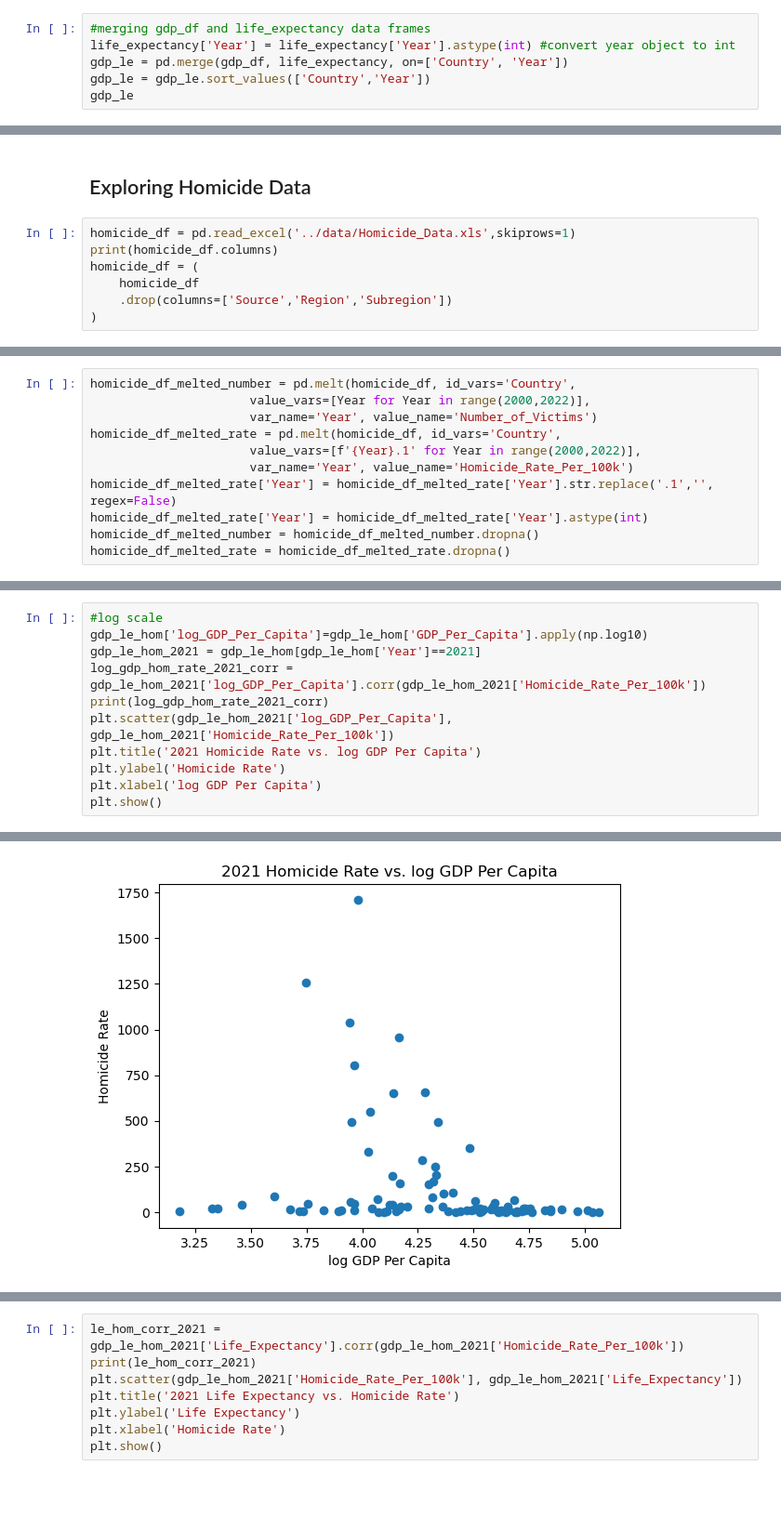
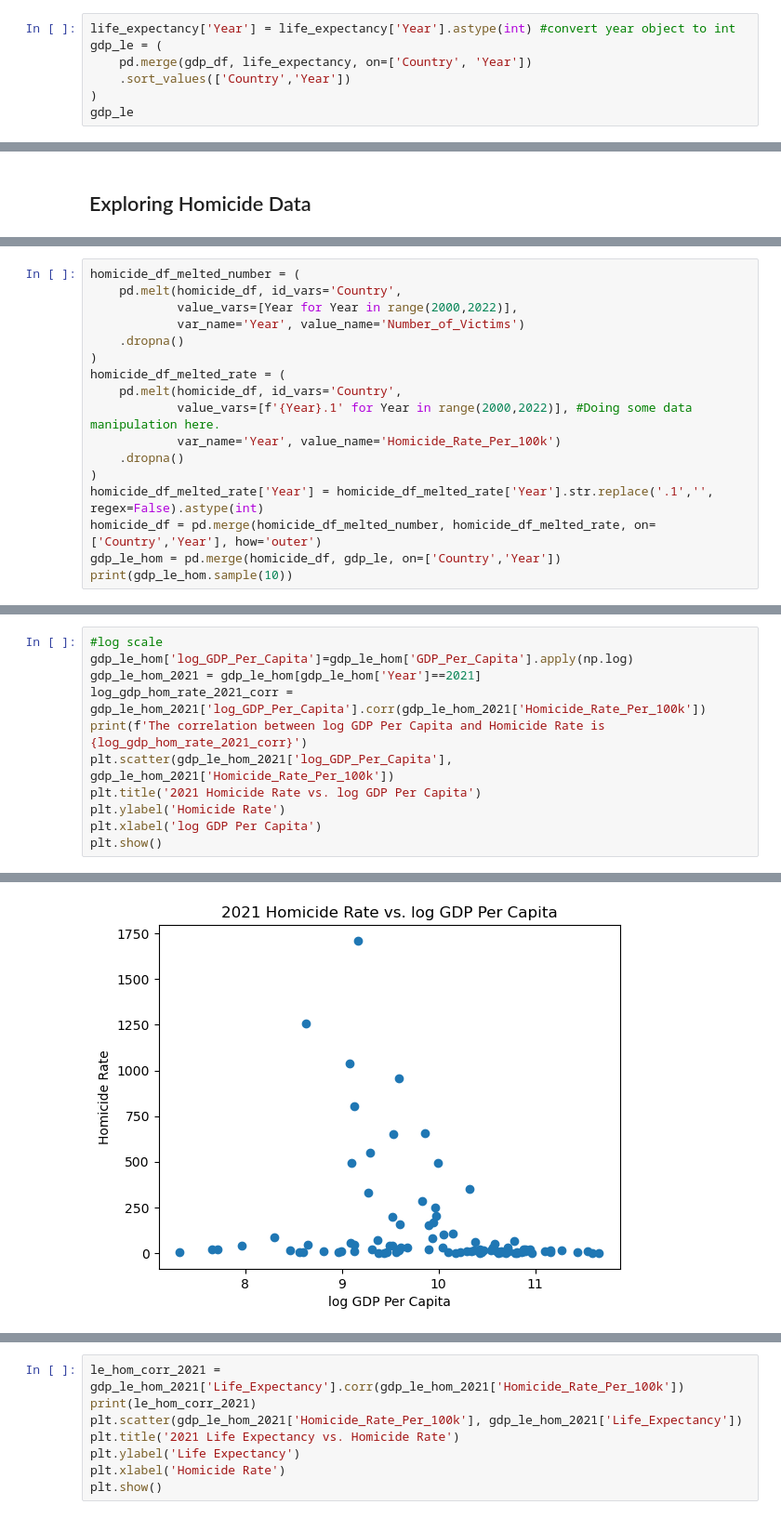
Before and after one commit to nss-data-science-cohort-8/un-exploration-alexanderjireland, a Jupyter notebook: notebooks/UN_Data_Exploration.ipynb, the cells around one changed output, grey strips where cells are left out. Shown at 93% size. Drawn from its saved outputs; the diff is of its cells as text; blank space fills up the shorter version.

```diff
--- a/notebooks/UN_Data_Exploration.ipynb
+++ b/notebooks/UN_Data_Exploration.ipynb
@@ -343,8 +357,9 @@ Japan was the first country to exceed a life expectancy of 80 in 1996!
 # %%
-#merging gdp_df and life_expectancy data frames
 life_expectancy['Year'] = life_expectancy['Year'].astype(int) #convert year object to int
-gdp_le = pd.merge(gdp_df, life_expectancy, on=['Country', 'Year'])
-gdp_le = gdp_le.sort_values(['Country','Year'])
+gdp_le = (
+    pd.merge(gdp_df, life_expectancy, on=['Country', 'Year'])
+    .sort_values(['Country','Year'])
+)
 gdp_le
 # %% [output]
 |  | Country | Year | GDP_Per_Capita | Continent | Life_Expectancy |
@@ -742,9 +748,2 @@ fig2.show()
 # %% [markdown]
 ## Exploring Homicide Data
-# %%
-homicide_df = pd.read_excel('../data/Homicide_Data.xls',skiprows=1)
-print(homicide_df.columns)
-homicide_df = (
-    homicide_df
-    .drop(columns=['Source','Region','Subregion'])
-)
@@ -763,11 +752,17 @@ Index([   'Region', 'Subregion',   'Country',    'Source',        2000,
 # %%
-homicide_df_melted_number = pd.melt(homicide_df, id_vars='Country',
-                      value_vars=[Year for Year in range(2000,2022)],
-                      var_name='Year', value_name='Number_of_Victims')
-homicide_df_melted_rate = pd.melt(homicide_df, id_vars='Country',
-                      value_vars=[f'{Year}.1' for Year in range(2000,2022)],
-                      var_name='Year', value_name='Homicide_Rate_Per_100k')
-homicide_df_melted_rate['Year'] = homicide_df_melted_rate['Year'].str.replace('.1','', regex=False)
-homicide_df_melted_rate['Year'] = homicide_df_melted_rate['Year'].astype(int)
-homicide_df_melted_number = homicide_df_melted_number.dropna()
-homicide_df_melted_rate = homicide_df_melted_rate.dropna()
+homicide_df_melted_number = (
+    pd.melt(homicide_df, id_vars='Country',
+            value_vars=[Year for Year in range(2000,2022)],
+            var_name='Year', value_name='Number_of_Victims')
+    .dropna()
+)
+homicide_df_melted_rate = (
+    pd.melt(homicide_df, id_vars='Country',
+            value_vars=[f'{Year}.1' for Year in range(2000,2022)], #Doing some data manipulation here.
+            var_name='Year', value_name='Homicide_Rate_Per_100k')
+    .dropna()
+)
+homicide_df_melted_rate['Year'] = homicide_df_melted_rate['Year'].str.replace('.1','', regex=False).astype(int)
+homicide_df = pd.merge(homicide_df_melted_number, homicide_df_melted_rate, on=['Country','Year'], how='outer')
+gdp_le_hom = pd.merge(homicide_df, gdp_le, on=['Country','Year'])
+print(gdp_le_hom.sample(10))
@@ -811,9 +824,9 @@ plt.show()
 # %%
 #log scale
-gdp_le_hom['log_GDP_Per_Capita']=gdp_le_hom['GDP_Per_Capita'].apply(np.log10)
+gdp_le_hom['log_GDP_Per_Capita']=gdp_le_hom['GDP_Per_Capita'].apply(np.log)
 gdp_le_hom_2021 = gdp_le_hom[gdp_le_hom['Year']==2021]
 log_gdp_hom_rate_2021_corr = gdp_le_hom_2021['log_GDP_Per_Capita'].corr(gdp_le_hom_2021['Homicide_Rate_Per_100k'])
-print(log_gdp_hom_rate_2021_corr)
+print(f'The correlation between log GDP Per Capita and Homicide Rate is {log_gdp_hom_rate_2021_corr}')
 plt.scatter(gdp_le_hom_2021['log_GDP_Per_Capita'], gdp_le_hom_2021['Homicide_Rate_Per_100k'])
 plt.title('2021 Homicide Rate vs. log GDP Per Capita')
 plt.ylabel('Homicide Rate')
@@ -824 +837 @@ plt.show()
-[figure, old version]
+[figure, new version]
```
Also changed, not shown: parts of 73 cells of this notebook.
